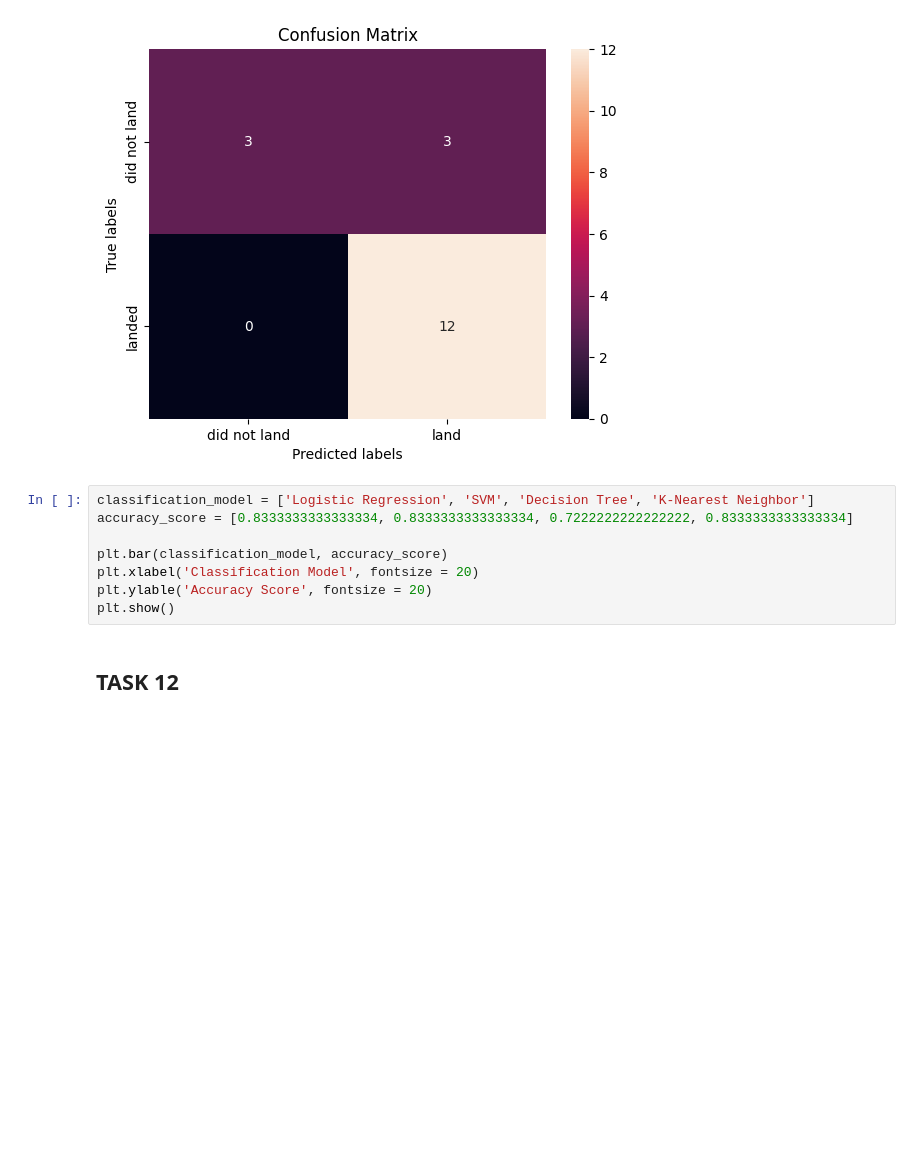
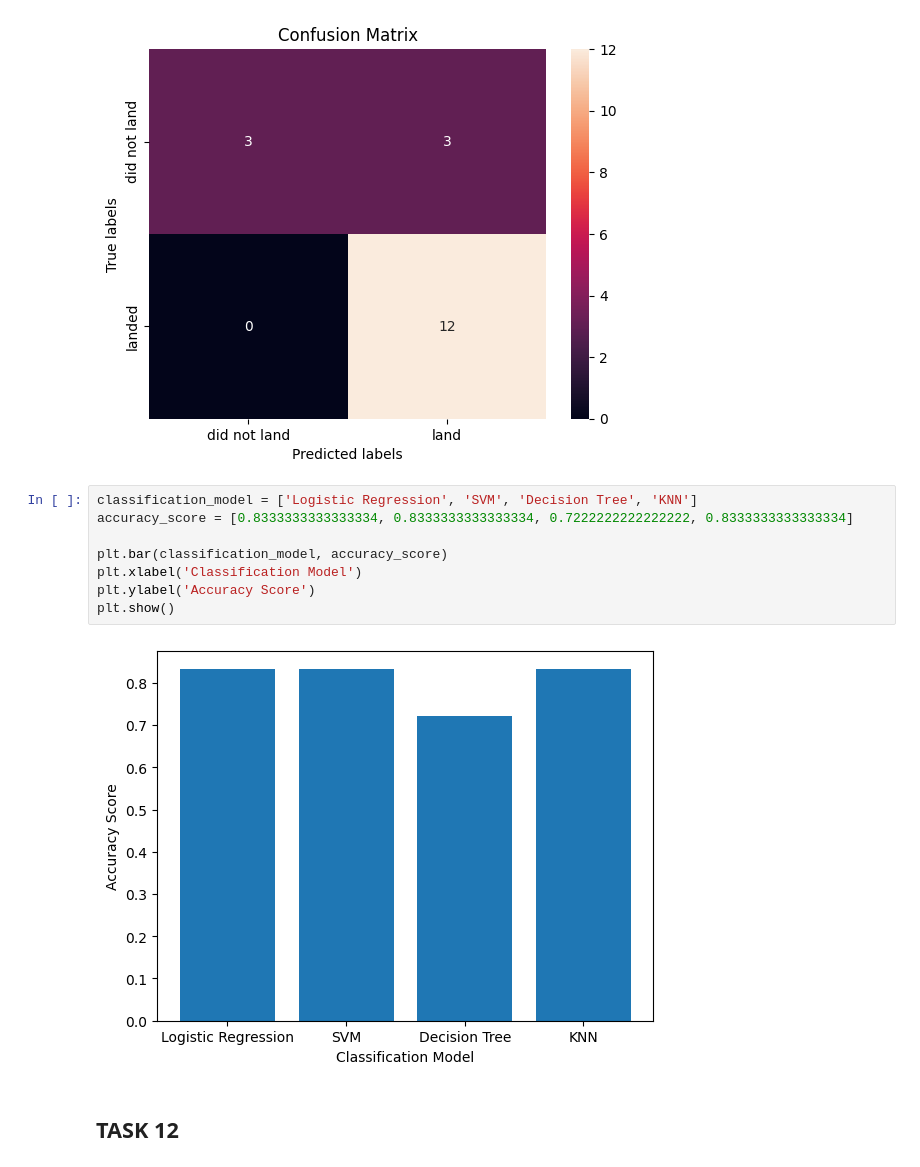
Before and after one commit to ColtonMatth/Capstone_IBM_Data_Science_Professional, a Jupyter notebook: Predictive Analysis/SpaceX_Machine Learning Prediction_Part_5.ipynb, the cells around one changed output. Drawn from its saved outputs; the diff is of its cells as text; blank space fills up the shorter version.

```diff
--- a/Predictive Analysis/SpaceX_Machine Learning Prediction_Part_5.ipynb
+++ b/Predictive Analysis/SpaceX_Machine Learning Prediction_Part_5.ipynb
@@ -355,13 +355,15 @@ plot_confusion_matrix(Y_test,yhat)
 # %% [output]
 [figure]
 # %%
-classification_model = ['Logistic Regression', 'SVM', 'Decision Tree', 'K-Nearest Neighbor']
+classification_model = ['Logistic Regression', 'SVM', 'Decision Tree', 'KNN']
 accuracy_score = [0.8333333333333334, 0.8333333333333334, 0.7222222222222222, 0.8333333333333334]
 
 plt.bar(classification_model, accuracy_score)
-plt.xlabel('Classification Model', fontsize = 20)
-plt.ylable('Accuracy Score', fontsize = 20)
+plt.xlabel('Classification Model')
+plt.ylabel('Accuracy Score')
 plt.show()
+# %% [output]
+[figure, added]
 # %% [markdown]
 ## TASK  12
 # %% [markdown]
```
Also changed, not shown: 1 other file.
